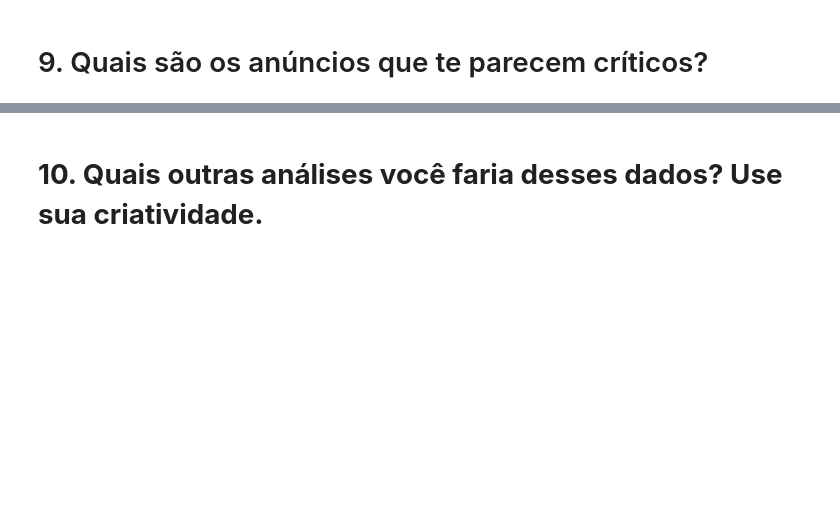
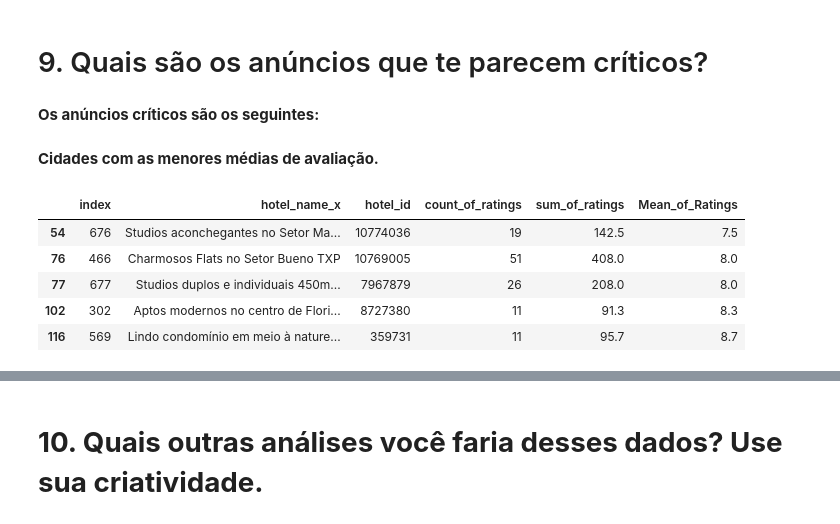
Before and after one commit to ArthurKruos/Project-Seazone, a Jupyter notebook: Project_Seazone.ipynb, the cells around one changed output, grey strips where cells are left out. Saved outputs shown, nothing was run; the diff lists cells and outputs as text; code cells hidden in the pictures; blank space fills up the shorter version.

```diff
--- a/Project_Seazone.ipynb
+++ b/Project_Seazone.ipynb
@@ -558,2 +570,23 @@ resultados_filtrados.sort_values(by = 'Localização', ascending = False).reset_
 # %% [markdown]
 # 9. Quais são os anúncios que te parecem críticos?
+# %% [markdown]
+**Os anúncios críticos são os seguintes:**
+# %% [markdown]
+**Cidades com as menores médias de avaliação.**
+# %%
+# Analisando a média de avaliações NEGATIVAS gerais por cidade, e pesando pela quantidade de avaliações que cada cidade teve.
+Merge_Tabelas = pd.merge(df_ratings, df_details, on='hotel_id')
+Merge_Tabelas_nr = Merge_Tabelas[['hotel_name_x', 'hotel_id', 'city_name', 'number_of_ratings', 'Total', 'url']].sort_values(by='number_of_ratings', ascending=True)
+
+# Incluindo a coluna 'hotel_id' no DataFrame final
+Cidades_notas_baixas = Merge_Tabelas_nr.groupby('hotel_name_x').agg({'hotel_id': 'first', 'Total': ['count', 'sum', 'mean']}).reset_index()
+Cidades_notas_baixas.columns = ['hotel_name_x', 'hotel_id', 'count_of_ratings', 'sum_of_ratings', 'Mean_of_Ratings']
+Cidades_notas_baixas = Cidades_notas_baixas.sort_values(by= ['Mean_of_Ratings','count_of_ratings'], ascending = [True, False]).dropna().reset_index()
+Cidades_notas_baixas.loc[Cidades_notas_baixas['count_of_ratings'] > 10].head()
+# %% [output]
+|  | index | hotel_name_x | hotel_id | count_of_ratings | sum_of_ratings | Mean_of_Ratings |
+| 54 | 676 | Studios aconchegantes no Setor Ma... | 10774036 | 19 | 142.5 | 7.5 |
+| 76 | 466 | Charmosos Flats no Setor Bueno TXP | 10769005 | 51 | 408.0 | 8.0 |
+| 77 | 677 | Studios duplos e individuais 450m... | 7967879 | 26 | 208.0 | 8.0 |
+| 102 | 302 | Aptos modernos no centro de Flori... | 8727380 | 11 | 91.3 | 8.3 |
+| 116 | 569 | Lindo condomínio em meio à nature... | 359731 | 11 | 95.7 | 8.7 |
```
Also changed, not shown: parts of 18 cells of this notebook.
